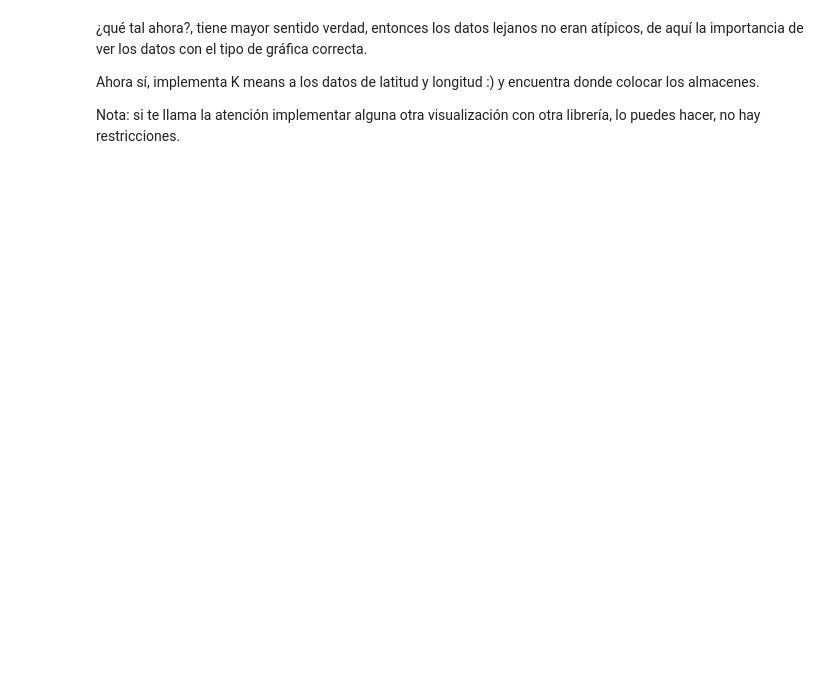
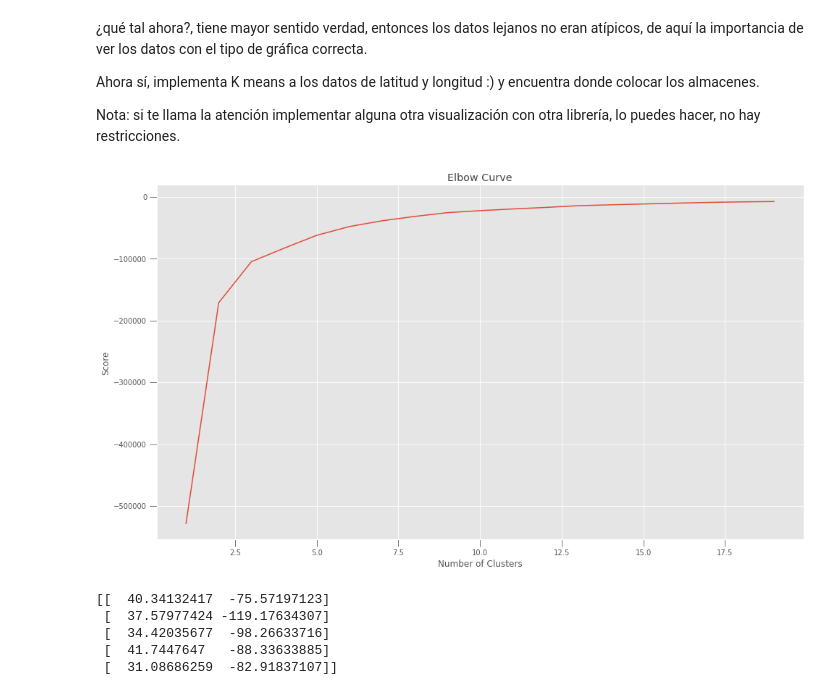
Before and after one commit to PosgradoMNA/actividades-de-aprendizaje-A01081266, a Jupyter notebook: A01081266TecMty_Regresion_lineal_polinomial.ipynb, the cells around one changed output. Drawn from its saved outputs; the diff is of its cells as text; code cells hidden in the pictures; blank space fills up the shorter version.

```diff
--- a/A01081266TecMty_Regresion_lineal_polinomial.ipynb
+++ b/A01081266TecMty_Regresion_lineal_polinomial.ipynb
@@ -1350,0 +1349,37 @@ Nota: si te llama la atención implementar alguna otra visualización con otra l
+# %%
+#tu codigo aquí
+import pandas as pd
+import numpy as np
+import matplotlib.pyplot as plt
+import seaborn as sb
+from sklearn.cluster import KMeans
+from sklearn.metrics import pairwise_distances_argmin_min
+
+%matplotlib inline
+from mpl_toolkits.mplot3d import Axes3D
+plt.rcParams['figure.figsize'] = (16, 9)
+plt.style.use('ggplot')
+# %%
+Nc = range(1, 20)
+kmeans = [KMeans(n_clusters=i) for i in Nc]
+kmeans
+score = [kmeans[i].fit(latlong).score(latlong) for i in range(len(kmeans))]
+score
+plt.plot(Nc,score)
+plt.xlabel('Number of Clusters')
+plt.ylabel('Score')
+plt.title('Elbow Curve')
+plt.show()
+# %% [output]
+[figure, added]
+# %%
+
+kmeans = KMeans(n_clusters=5).fit(latlong)
+centroids = kmeans.cluster_centers_
+print(centroids)
+# %% [output]
+[[  40.34132417  -75.57197123]
+ [  37.57977424 -119.17634307]
+ [  34.42035677  -98.26633716]
+ [  41.7447647   -88.33633885]
+ [  31.08686259  -82.91837107]]
```
Also changed, not shown: parts of 8 cells of this notebook.
